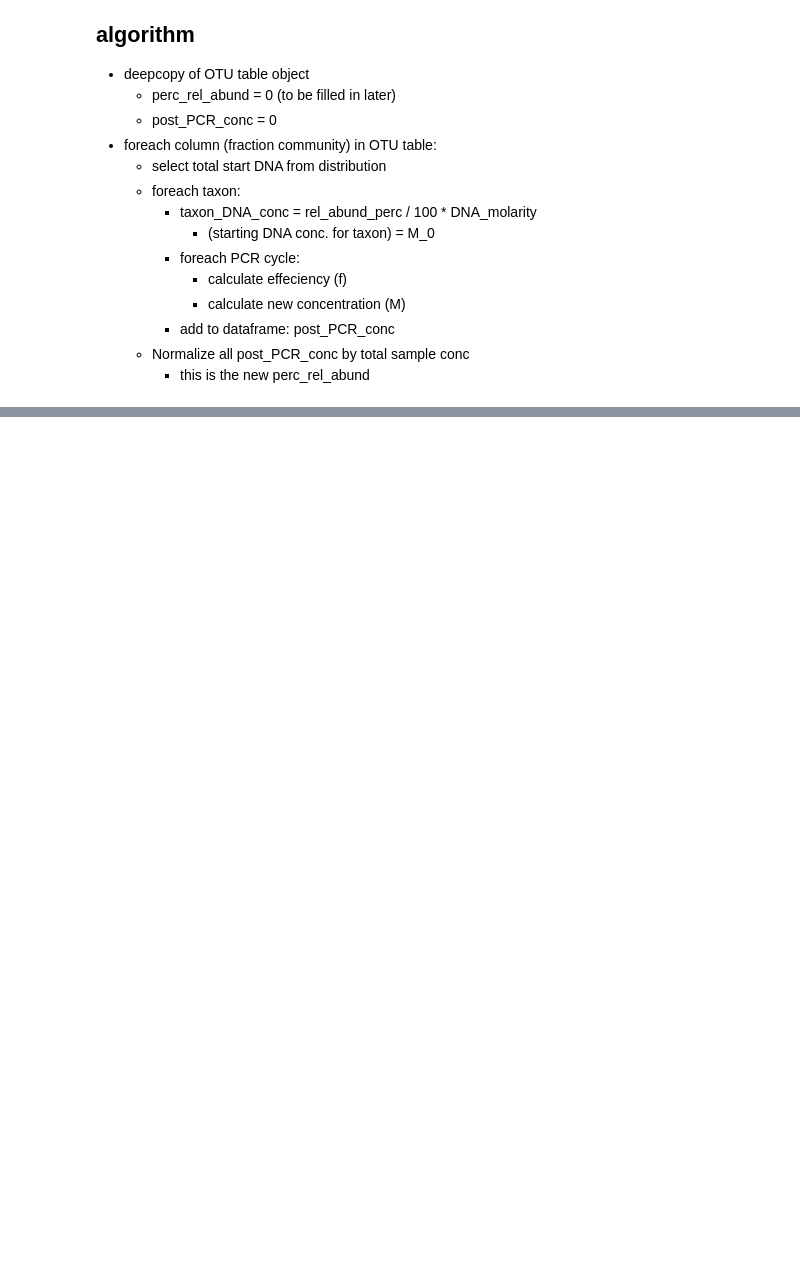
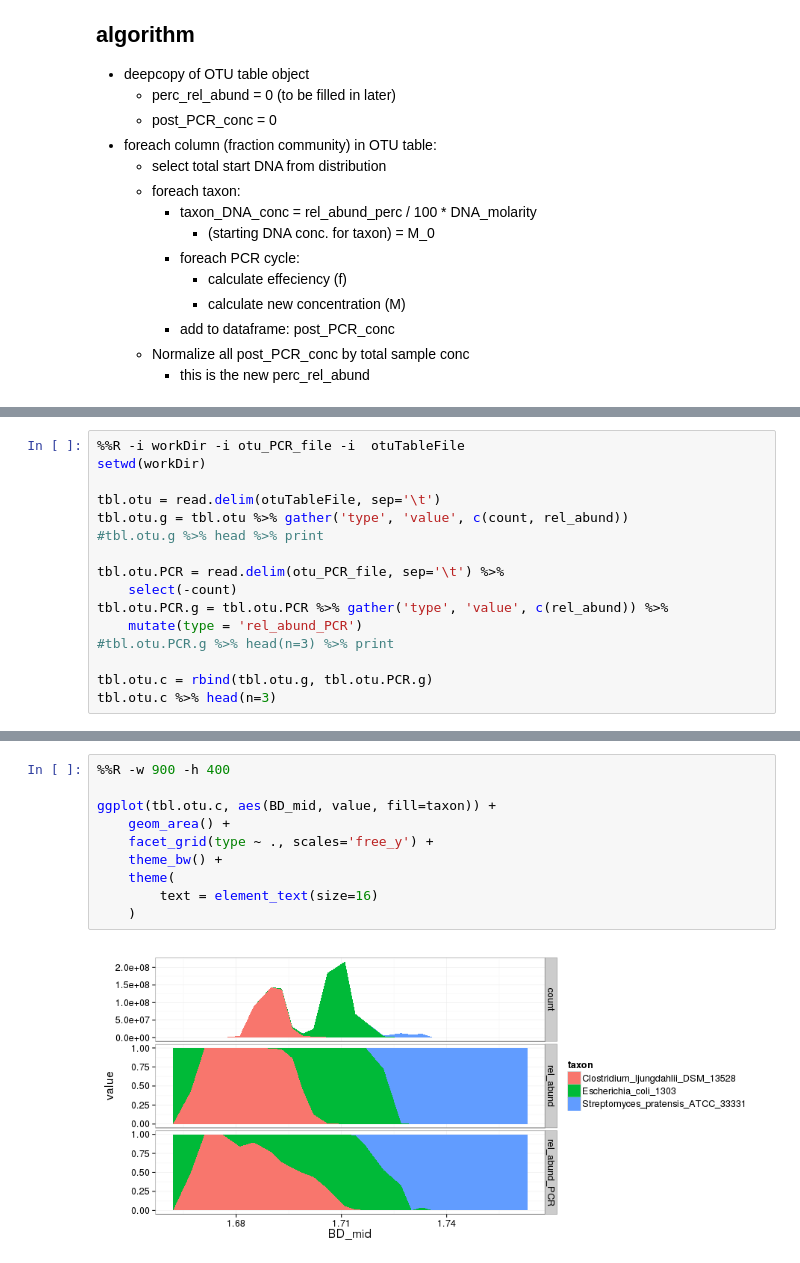
Before and after one commit to nick-youngblut/SIPSim, a Jupyter notebook: ipynb/sandbox/PCR_sim.ipynb, the cells around one changed output, grey strips where cells are left out. Cells and saved outputs as stored; diff of their text form; blank space fills up the shorter version.

```diff
--- a/ipynb/sandbox/PCR_sim.ipynb
+++ b/ipynb/sandbox/PCR_sim.ipynb
@@ -255,0 +256,16 @@ library taxon   fraction        BD_min  BD_mid  BD_max  count   rel_abund
+# %%
+%%R -i workDir -i otu_PCR_file -i  otuTableFile
+setwd(workDir)
+
+tbl.otu = read.delim(otuTableFile, sep='\t')
+tbl.otu.g = tbl.otu %>% gather('type', 'value', c(count, rel_abund))
+#tbl.otu.g %>% head %>% print
+
+tbl.otu.PCR = read.delim(otu_PCR_file, sep='\t') %>%
+    select(-count)
+tbl.otu.PCR.g = tbl.otu.PCR %>% gather('type', 'value', c(rel_abund)) %>%
+    mutate(type = 'rel_abund_PCR')
+#tbl.otu.PCR.g %>% head(n=3) %>% print
+
+tbl.otu.c = rbind(tbl.otu.g, tbl.otu.PCR.g)
+tbl.otu.c %>% head(n=3)
@@ -255,0 +281,12 @@ library taxon   fraction        BD_min  BD_mid  BD_max  count   rel_abund
+# %%
+%%R -w 900 -h 400
+
+ggplot(tbl.otu.c, aes(BD_mid, value, fill=taxon)) +
+    geom_area() +
+    facet_grid(type ~ ., scales='free_y') +
+    theme_bw() +
+    theme(
+        text = element_text(size=16)
+    )
+# %% [output]
+[figure, added]
```
Also changed, not shown: parts of 16 cells of this notebook, 4 other files.
